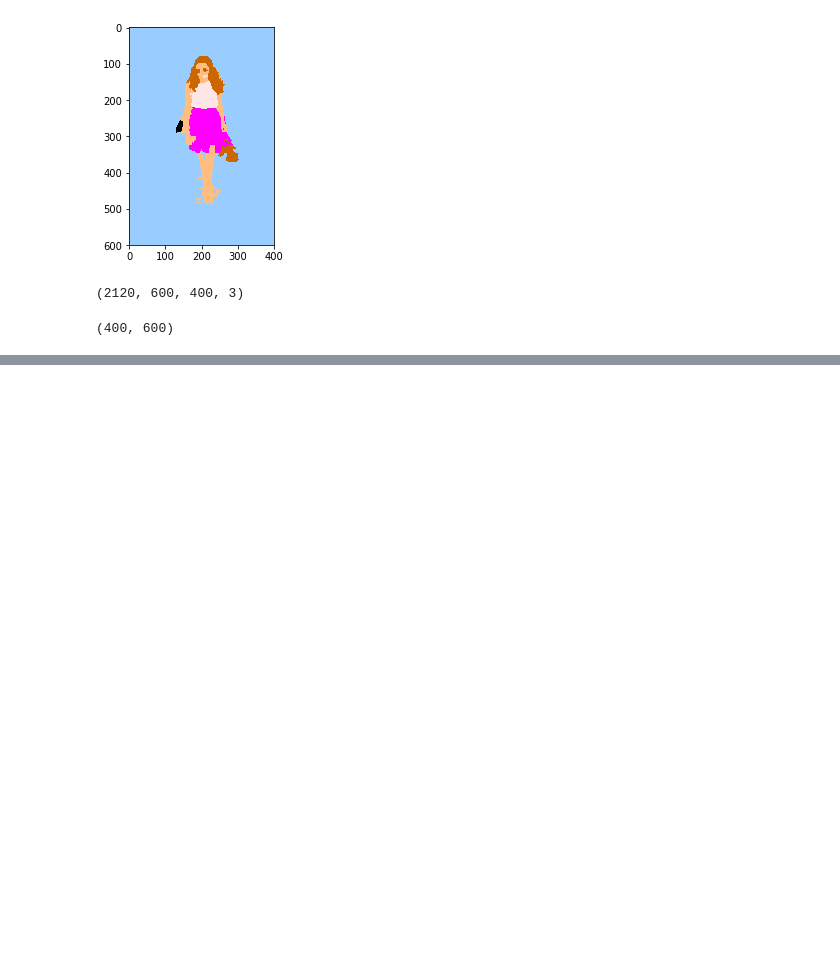
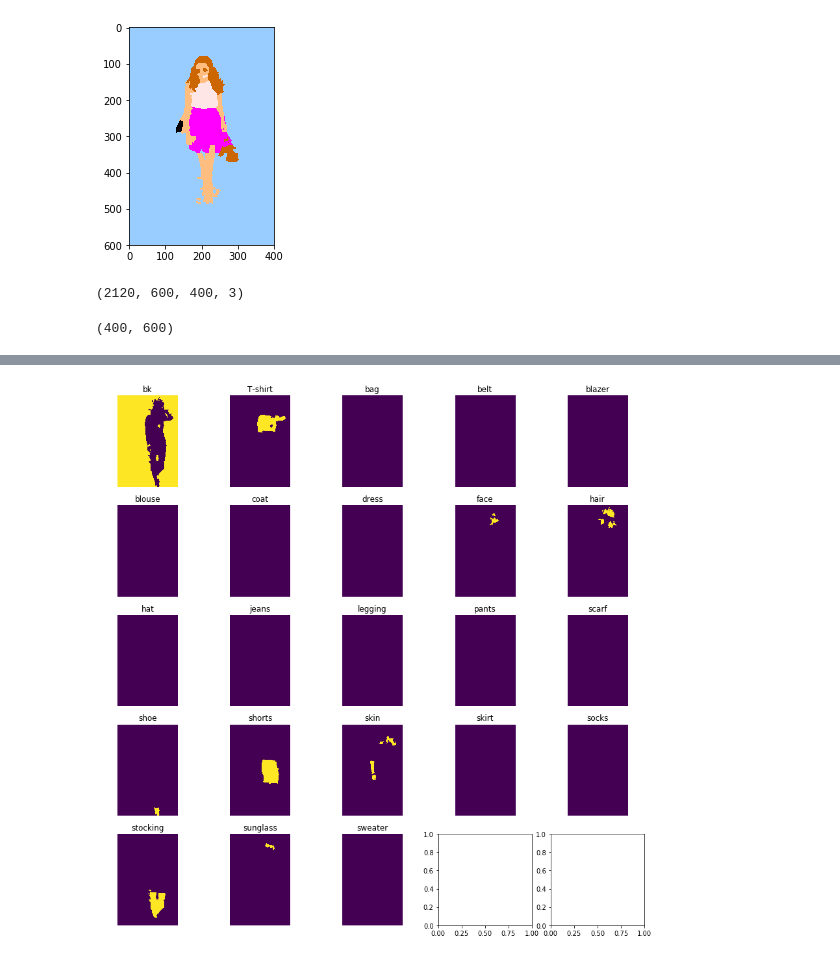
Before and after one commit to suzukiry/unet_fashion_parsing, a Jupyter notebook: unet_fashion_parsing_wip.ipynb, the cells around one changed output, grey strips where cells are left out. Cells and saved outputs as stored; diff of their text form; code cells hidden in the pictures; blank space fills up the shorter version.

```diff
--- a/unet_fashion_parsing_wip.ipynb
+++ b/unet_fashion_parsing_wip.ipynb
@@ -945,0 +1134,4 @@ for n, id_ in tqdm(enumerate(train_ids), total=len(train_ids)):
+# %%
+show_category(Y_test,0,N_Cls,5)
+# %% [output]
+[figure, added]
```
Also changed, not shown: parts of 84 cells of this notebook, 5 other files.
